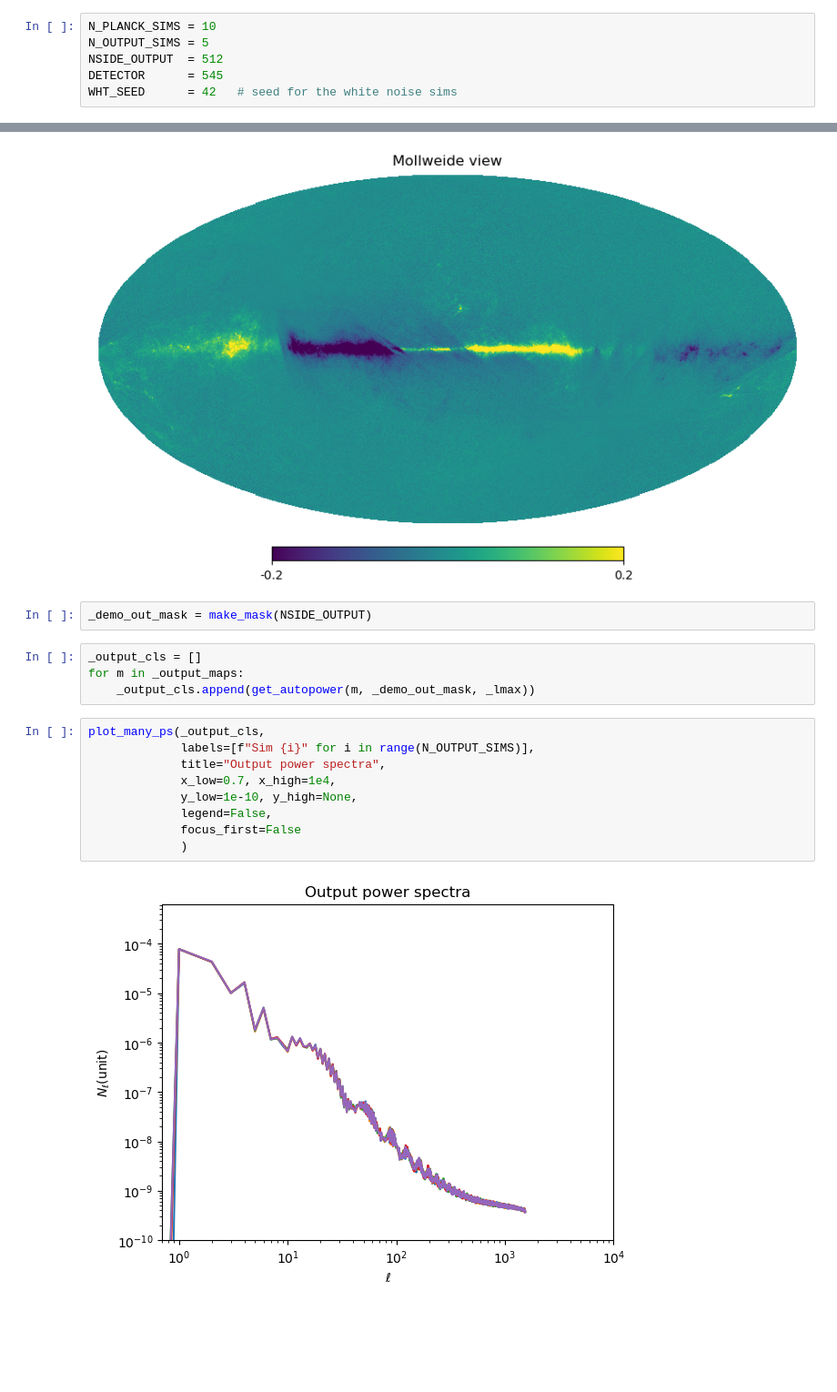
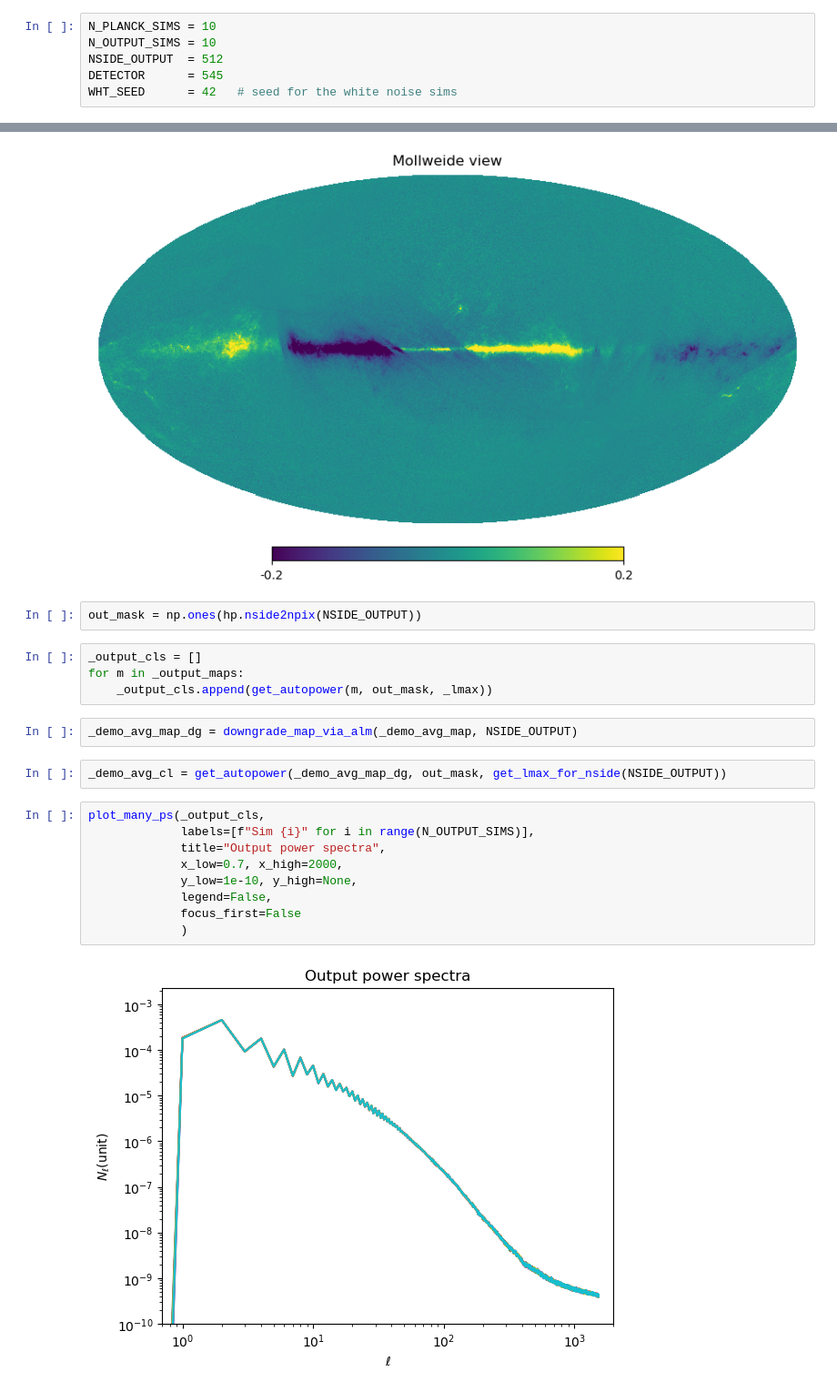
Before and after one commit to CMB-ML/variance_map_ps, a Jupyter notebook: demo_noise_method_545.ipynb, the cells around one changed output, grey strips where cells are left out. Shown at 91% size. Drawn from its saved outputs; the diff is of its cells as text; blank space fills up the shorter version.

```diff
--- a/demo_noise_method_545.ipynb
+++ b/demo_noise_method_545.ipynb
@@ -4,7 +4,7 @@
 I need to generate many filtered maps at the same time to look at the population of them.
 # %%
 N_PLANCK_SIMS = 10
-N_OUTPUT_SIMS = 5
+N_OUTPUT_SIMS = 10
 NSIDE_OUTPUT  = 512
 DETECTOR      = 545
 WHT_SEED      = 42   # seed for the white noise sims
@@ -410,20 +410,24 @@ for m in _output_maps:
     break
 # %% [output]
 [figure]
-# %%
-_demo_out_mask = make_mask(NSIDE_OUTPUT)
+# %%
+out_mask = np.ones(hp.nside2npix(NSIDE_OUTPUT))
 # %%
 _output_cls = []
 for m in _output_maps:
-    _output_cls.append(get_autopower(m, _demo_out_mask, _lmax))
+    _output_cls.append(get_autopower(m, out_mask, _lmax))
+# %%
+_demo_avg_map_dg = downgrade_map_via_alm(_demo_avg_map, NSIDE_OUTPUT)
+# %%
+_demo_avg_cl = get_autopower(_demo_avg_map_dg, out_mask, get_lmax_for_nside(NSIDE_OUTPUT))
 # %%
 plot_many_ps(_output_cls,
              labels=[f"Sim {i}" for i in range(N_OUTPUT_SIMS)],
              title="Output power spectra",
-             x_low=0.7, x_high=1e4,
+             x_low=0.7, x_high=2000,
              y_low=1e-10, y_high=None,
              legend=False,
              focus_first=False
              )
 # %% [output]
-[figure, old version]
+[figure, new version]
```
Also changed, not shown: parts of 4 cells of this notebook, 2 other files.
